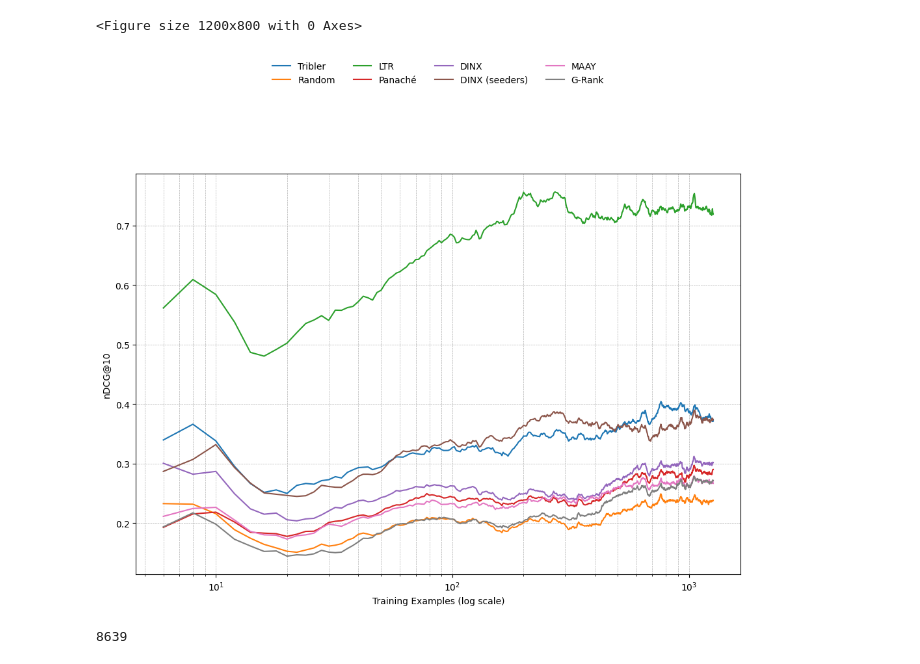
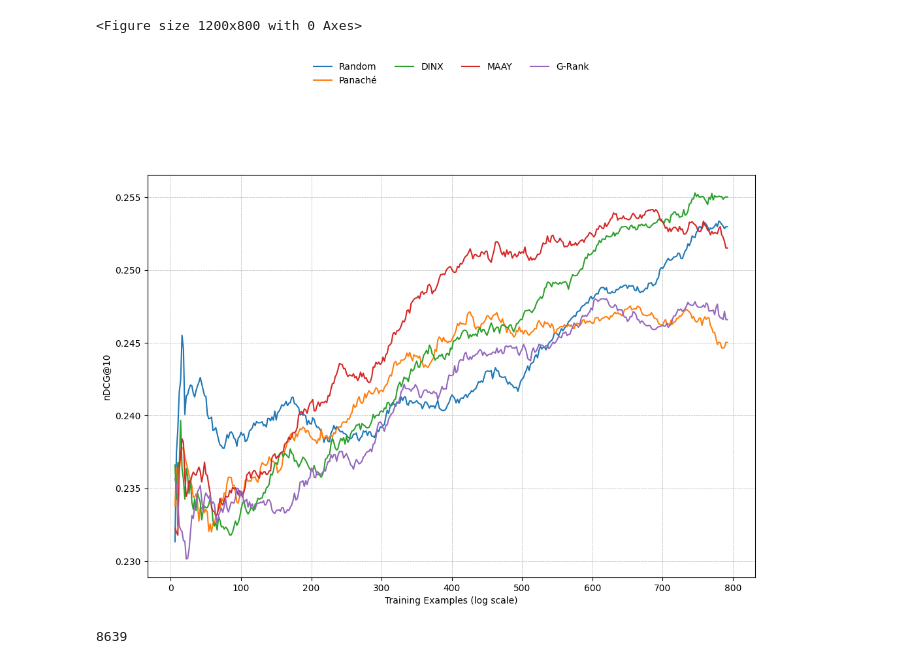
Before and after one commit to mg98/dart, a Jupyter notebook: results.ipynb, the cells around one changed output. Cells and saved outputs as stored; diff of their text form; code cells hidden in the pictures.

```diff
--- a/results.ipynb
+++ b/results.ipynb
@@ -1,7 +1,7 @@
 # %%
 import pickle
 
-with open('chronological_ndcgs_results_special.pkl', 'rb') as f:
+with open('chronological_ndcgs.pkl', 'rb') as f:
     all_ndcgs = pickle.load(f)
     # del all_ndcgs['LTR'], all_ndcgs['Tribler'], all_ndcgs['DINX (seeders)']
 # %%
@@ -42,8 +43,9 @@ import matplotlib.pyplot as plt
 import tikzplotlib
 import numpy as np
 
-with open('chronological_ndcgs_results.pkl', 'rb') as f:
+with open('chronological_ndcgs.pkl', 'rb') as f:
     all_ndcgs = pickle.load(f)
+    del all_ndcgs['LTR'], all_ndcgs['Tribler'], all_ndcgs['DINX (seeders)']
 
 def log_adaptive_moving_average(data, x, min_window, max_window):
     """Apply adaptive smoothing where the window size grows logarithmically with x."""
@@ -73,37 +75,37 @@ for algo_name, ndcgs in all_ndcgs.items():
     x_smoothed = x[:len(smoothed_ndcgs)]
     plt.plot(x_smoothed, smoothed_ndcgs, label=algo_name)
 
-plt.xscale('log')
+# plt.xscale('log')
 plt.xlabel('Training Examples (log scale)')
 plt.ylabel('nDCG@10')
 plt.grid(True, which='both', linestyle='--', linewidth=0.5)
 plt.legend(
     loc='upper center',
     bbox_to_anchor=(0.5, 1.3),  # Increase vertical distance
     ncol=4,
     frameon=False
 )
 
 # plt.show()
 
 def tikzplotlib_fix_ncols(obj):
     if hasattr(obj, "_ncols"):
         obj._ncol = obj._ncols
     if hasattr(obj, 'gcf'):
         fig = obj.gcf()
         for ax in fig.get_axes():
             if hasattr(ax, 'legend_') and ax.legend_ is not None:
                 if hasattr(ax.legend_, "_ncols"):
                     ax.legend_._ncol = ax.legend_._ncols
     else:
         for child in obj.get_children():
             tikzplotlib_fix_ncols(child)
 
 tikzplotlib_fix_ncols(plt)
 
 tikzplotlib.save("ndcg_plot.tex", axis_width=r'\columnwidth', axis_height=r'6cm')
 # %% [output]
-[figure, old version]
+[figure, new version]
 # %%
 import json
 import os
```
Also changed, not shown: parts of 1 cell of this notebook, 14 other files.
